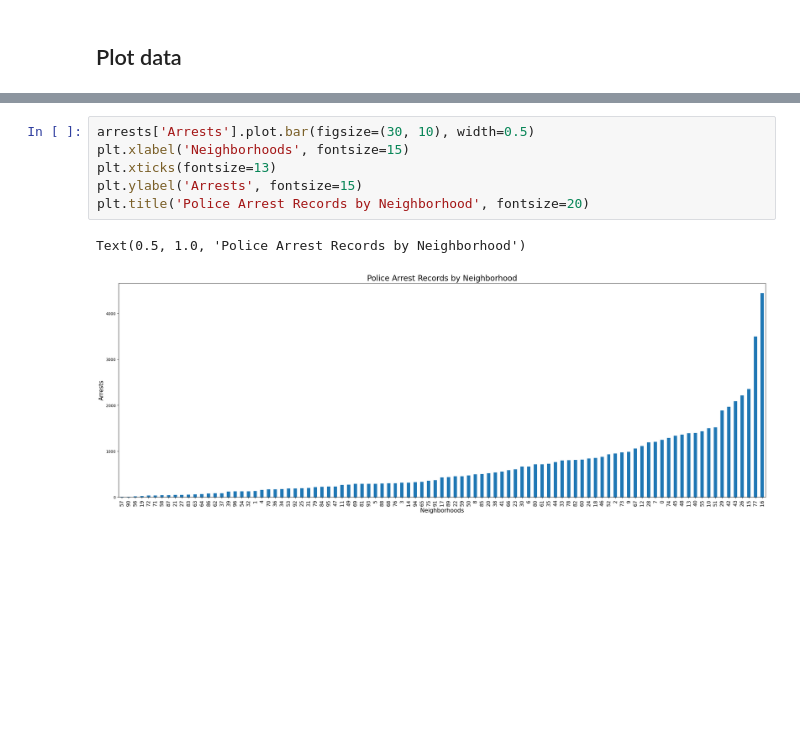
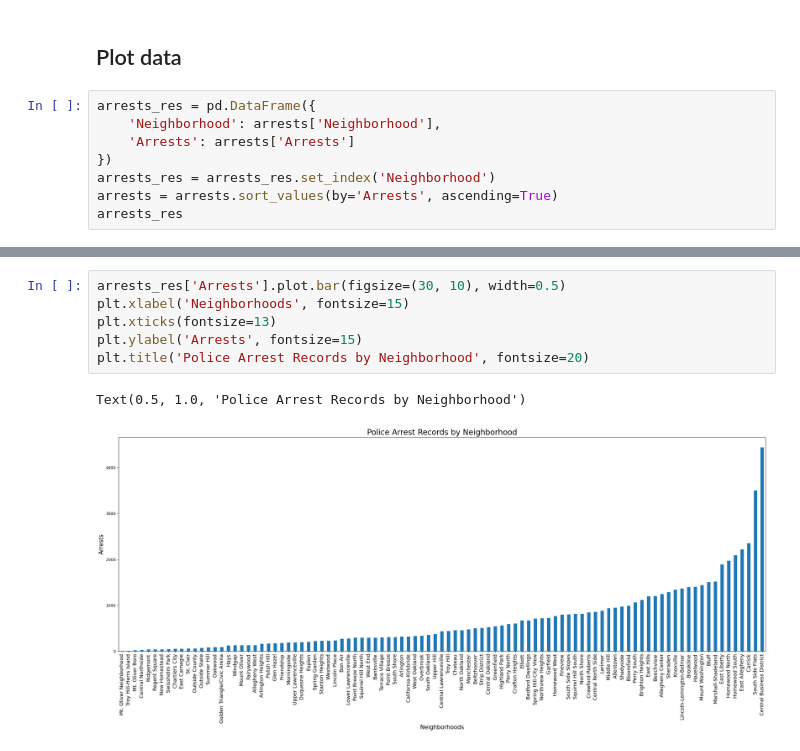
Before and after one commit to stanleytengg/CMPINF0010-Final-Project, a Jupyter notebook: Arrests.ipynb, the cells around one changed output, grey strips where cells are left out. Cells and saved outputs as stored; diff of their text form; blank space fills up the shorter version.

Commit message:
Fixed bar graph x-axis

```diff
--- a/Arrests.ipynb
+++ b/Arrests.ipynb
@@ -48,3 +48,11 @@ arrests
 As shown in the table above, Mt. Oliver Neighborhood has the fewest arrests, suggesting it as one of the most desirable neighborhoods to live in based on safety indicators.
 # %% [markdown]
 ## Plot data
+# %%
+arrests_res = pd.DataFrame({
+    'Neighborhood': arrests['Neighborhood'],
+    'Arrests': arrests['Arrests']
+})
+arrests_res = arrests_res.set_index('Neighborhood')
+arrests = arrests.sort_values(by='Arrests', ascending=True)
+arrests_res
@@ -51,9 +74,9 @@ As shown in the table above, Mt. Oliver Neighborhood has the fewest arrests, sug
 # %%
-arrests['Arrests'].plot.bar(figsize=(30, 10), width=0.5)
+arrests_res['Arrests'].plot.bar(figsize=(30, 10), width=0.5)
 plt.xlabel('Neighborhoods', fontsize=15)
 plt.xticks(fontsize=13)
 plt.ylabel('Arrests', fontsize=15)
 plt.title('Police Arrest Records by Neighborhood', fontsize=20)
 # %% [output]
 Text(0.5, 1.0, 'Police Arrest Records by Neighborhood')
-[figure, old version]
+[figure, new version]
```
Also changed, not shown: parts of 1 cell of this notebook.
